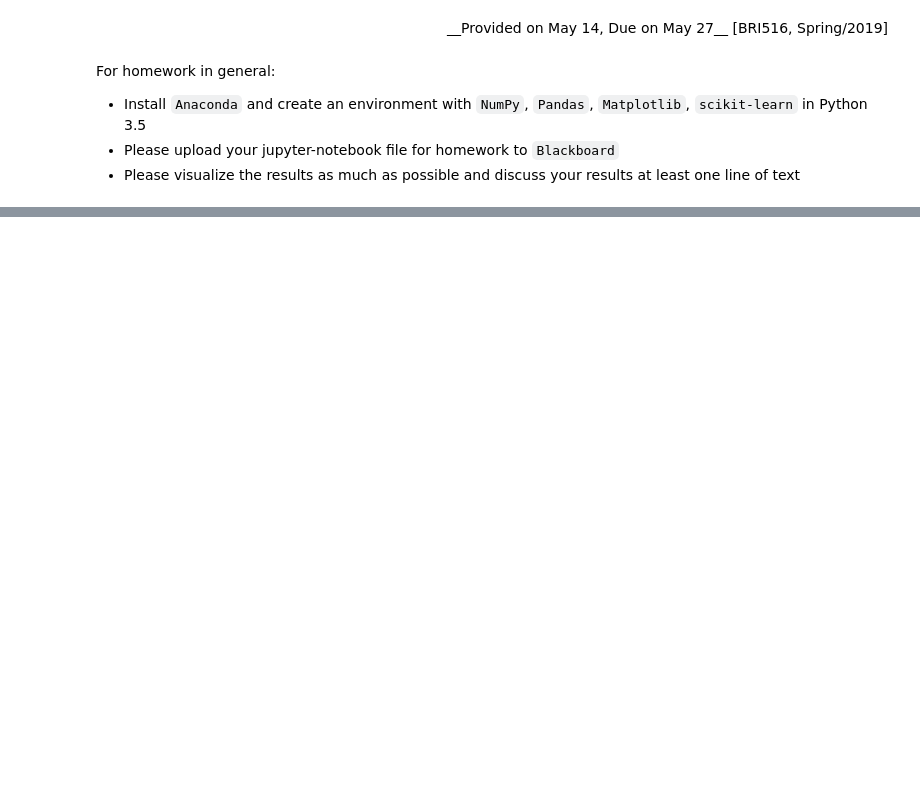
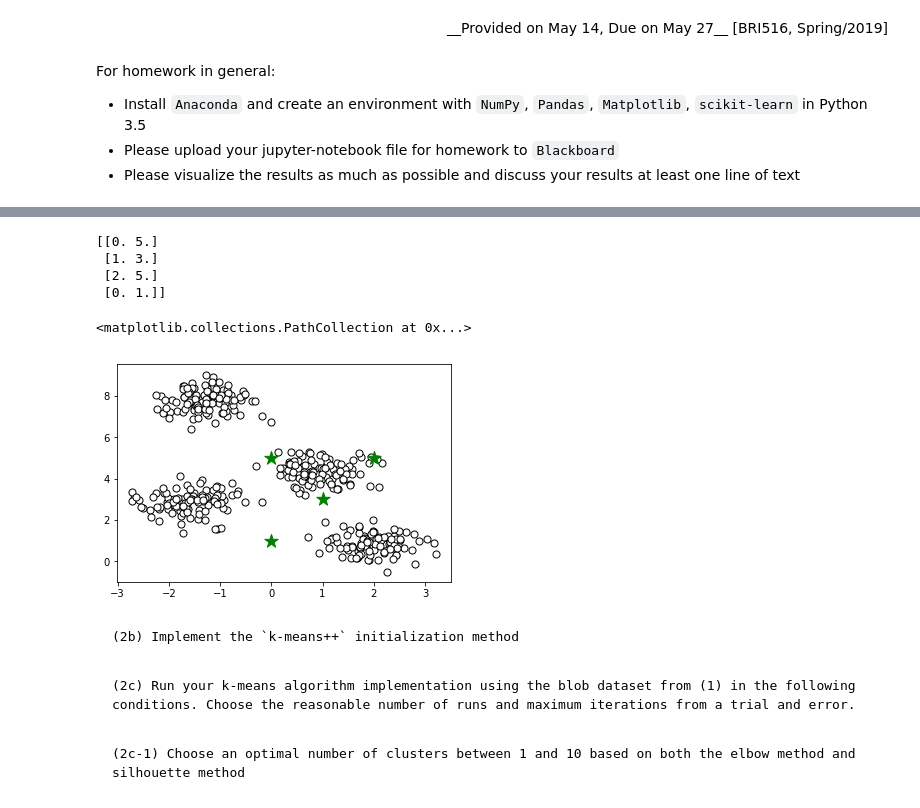
Before and after one commit to happyhyowon/work, a Jupyter notebook: HyowonKim_2019020723_hw4.ipynb, the cells around one changed output, grey strips where cells are left out. Drawn from its saved outputs; the diff is of its cells as text; code cells hidden in the pictures; blank space fills up the shorter version.

```diff
--- a/HyowonKim_2019020723_hw4.ipynb
+++ b/HyowonKim_2019020723_hw4.ipynb
@@ -34,0 +45,28 @@ For homework in general:
+# %%
+# Number of clusters
+k = 4
+
+## 1. Randomly pick k centroids from the sample points as initial cluster centers.
+# X coordinates of random centroids
+C_x = np.random.randint(0, np.max(X)-3, size=k)
+# Y coordinates of random centroids
+C_y = np.random.randint(0, np.max(X)-3, size=k)
+C = np.array(list(zip(C_x, C_y)), dtype=np.float32)
+print(C)
+
+# Plotting along with the Centroids
+plt.scatter(X[:, 0], X[:, 1], c='white', marker='o', edgecolor='black', s=50)
+plt.scatter(C_x, C_y, marker='*', s=200, c='g')
+# %% [output]
+[[0. 5.]
+ [1. 3.]
+ [2. 5.]
+ [0. 1.]]
+<matplotlib.collections.PathCollection at 0x...>
+[figure, added]
+# %% [markdown]
+    (2b) Implement the `k-means++` initialization method
+# %% [markdown]
+    (2c) Run your k-means algorithm implementation using the blob dataset from (1) in the following conditions. Choose the reasonable number of runs and maximum iterations from a trial and error.
+# %% [markdown]
+    (2c-1) Choose an optimal number of clusters between 1 and 10 based on both the elbow method and silhouette method
```
Also changed, not shown: parts of 19 cells of this notebook, 1 other file.
